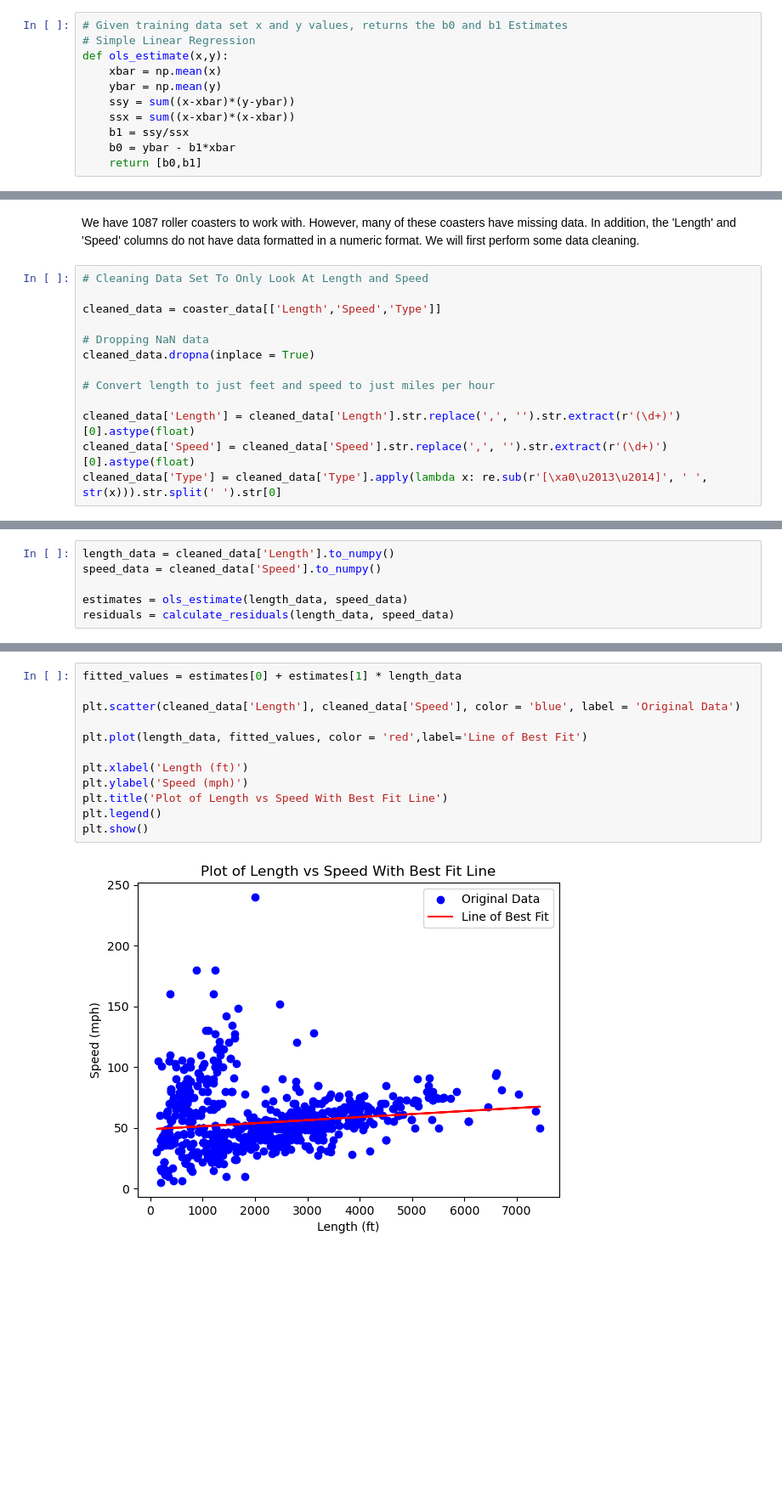
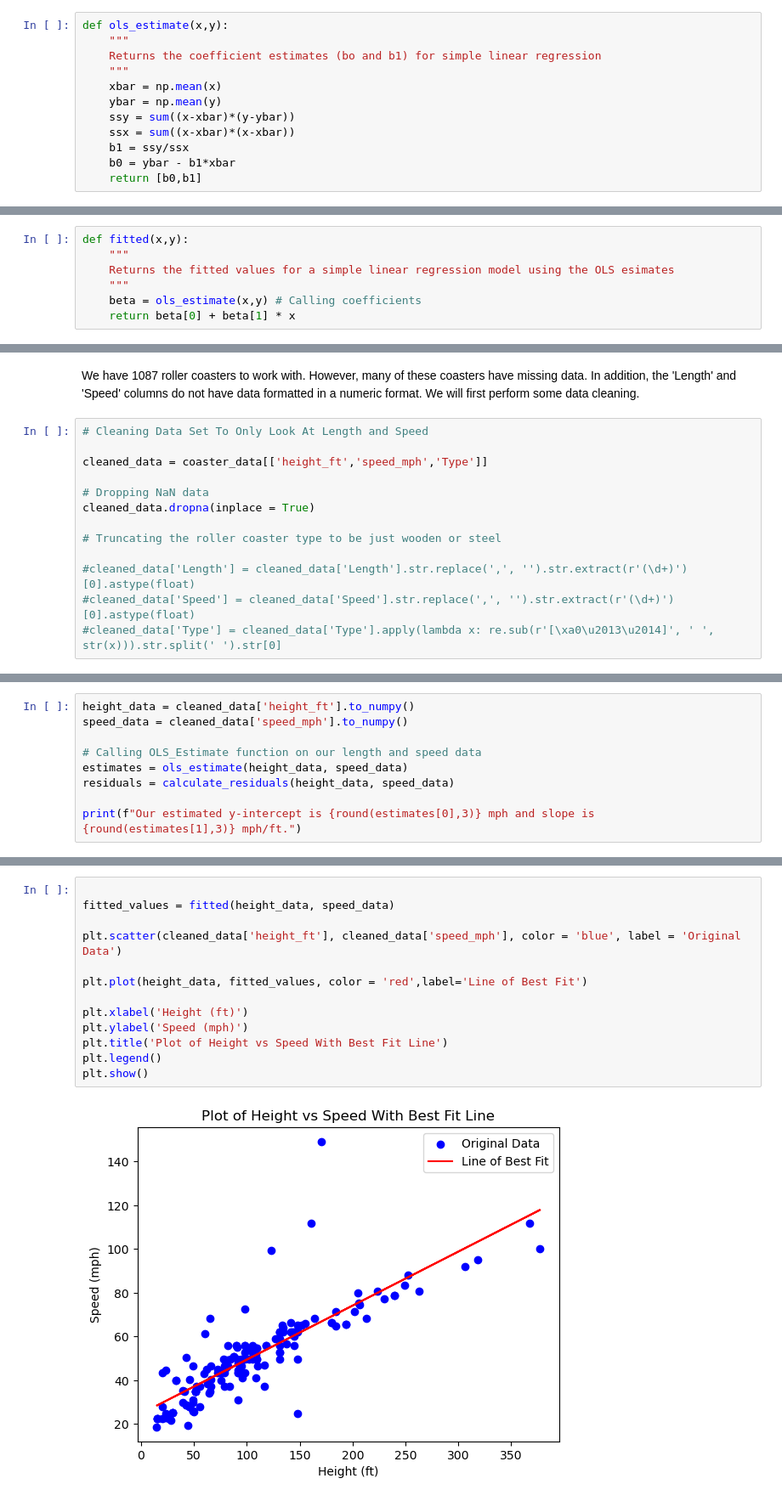
Before and after one commit to legendschwab/cmor438, a Jupyter notebook: Supervised Machine Learning/2. Linear Regression/LinearRegressionCMOR438.ipynb, the cells around one changed output, grey strips where cells are left out. Shown: that part at 85% size. Cells and saved outputs as stored; diff of their text form; blank space fills up the shorter version.

Commit message:
roller coaster

```diff
--- a/Supervised Machine Learning/2. Linear Regression/LinearRegressionCMOR438.ipynb
+++ b/Supervised Machine Learning/2. Linear Regression/LinearRegressionCMOR438.ipynb
@@ -9,9 +9,10 @@ import matplotlib.pyplot as plt
 import pandas as pd
 import re
 # %%
-# Given training data set x and y values, returns the b0 and b1 Estimates
-# Simple Linear Regression
 def ols_estimate(x,y):
+    """
+    Returns the coefficient estimates (bo and b1) for simple linear regression
+    """
     xbar = np.mean(x)
     ybar = np.mean(y)
     ssy = sum((x-xbar)*(y-ybar))
@@ -32,3 +30,10 @@ def calculate_residuals(x, y):
     residuals = y - y_hat  # Compute residuals
 
     return residuals
+# %%
+def fitted(x,y):
+    """
+    Returns the fitted values for a simple linear regression model using the OLS esimates
+    """
+    beta = ols_estimate(x,y) # Calling coefficients
+    return beta[0] + beta[1] * x
@@ -64,16 +93,16 @@ We have 1087 roller coasters to work with. However, many of these coasters have
 # %%
 # Cleaning Data Set To Only Look At Length and Speed
 
-cleaned_data = coaster_data[['Length','Speed','Type']]
+cleaned_data = coaster_data[['height_ft','speed_mph','Type']]
 
 # Dropping NaN data
 cleaned_data.dropna(inplace = True)
 
-# Convert length to just feet and speed to just miles per hour
+# Truncating the roller coaster type to be just wooden or steel
 
-cleaned_data['Length'] = cleaned_data['Length'].str.replace(',', '').str.extract(r'(\d+)')[0].astype(float)
-cleaned_data['Speed'] = cleaned_data['Speed'].str.replace(',', '').str.extract(r'(\d+)')[0].astype(float)
-cleaned_data['Type'] = cleaned_data['Type'].apply(lambda x: re.sub(r'[\xa0\u2013\u2014]', ' ', str(x))).str.split(' ').str[0]
+#cleaned_data['Length'] = cleaned_data['Length'].str.replace(',', '').str.extract(r'(\d+)')[0].astype(float)
+#cleaned_data['Speed'] = cleaned_data['Speed'].str.replace(',', '').str.extract(r'(\d+)')[0].astype(float)
+#cleaned_data['Type'] = cleaned_data['Type'].apply(lambda x: re.sub(r'[\xa0\u2013\u2014]', ' ', str(x))).str.split(' ').str[0]
 # %% [output]
 A value is trying to be set on a copy of a slice from a DataFrame
 
@@ -124,6 +125,9 @@ plt.show()
 # %%
-length_data = cleaned_data['Length'].to_numpy()
-speed_data = cleaned_data['Speed'].to_numpy()
+height_data = cleaned_data['height_ft'].to_numpy()
+speed_data = cleaned_data['speed_mph'].to_numpy()
 
-estimates = ols_estimate(length_data, speed_data)
-residuals = calculate_residuals(length_data, speed_data)
+# Calling OLS_Estimate function on our length and speed data
+estimates = ols_estimate(height_data, speed_data)
+residuals = calculate_residuals(height_data, speed_data)
+
+print(f"Our estimated y-intercept is {round(estimates[0],3)} mph and slope is {round(estimates[1],3)} mph/ft.")
@@ -130,14 +136,15 @@ residuals = calculate_residuals(length_data, speed_data)
 # %%
-fitted_values = estimates[0] + estimates[1] * length_data
 
-plt.scatter(cleaned_data['Length'], cleaned_data['Speed'], color = 'blue', label = 'Original Data')
+fitted_values = fitted(height_data, speed_data)
 
-plt.plot(length_data, fitted_values, color = 'red',label='Line of Best Fit')
+plt.scatter(cleaned_data['height_ft'], cleaned_data['speed_mph'], color = 'blue', label = 'Original Data')
 
-plt.xlabel('Length (ft)')
+plt.plot(height_data, fitted_values, color = 'red',label='Line of Best Fit')
+
+plt.xlabel('Height (ft)')
 plt.ylabel('Speed (mph)')
-plt.title('Plot of Length vs Speed With Best Fit Line')
+plt.title('Plot of Height vs Speed With Best Fit Line')
 plt.legend()
 plt.show()
 # %% [output]
-[figure, old version]
+[figure, new version]
```
Also changed, not shown: parts of 21 cells of this notebook, 1 other file.
